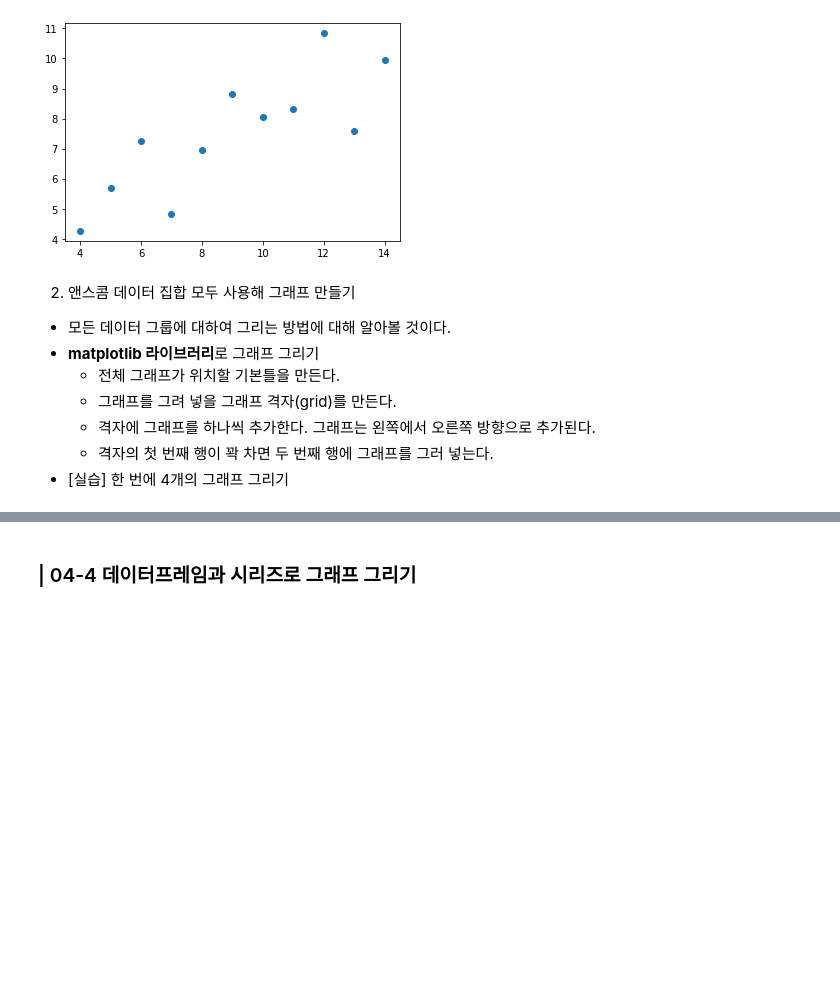
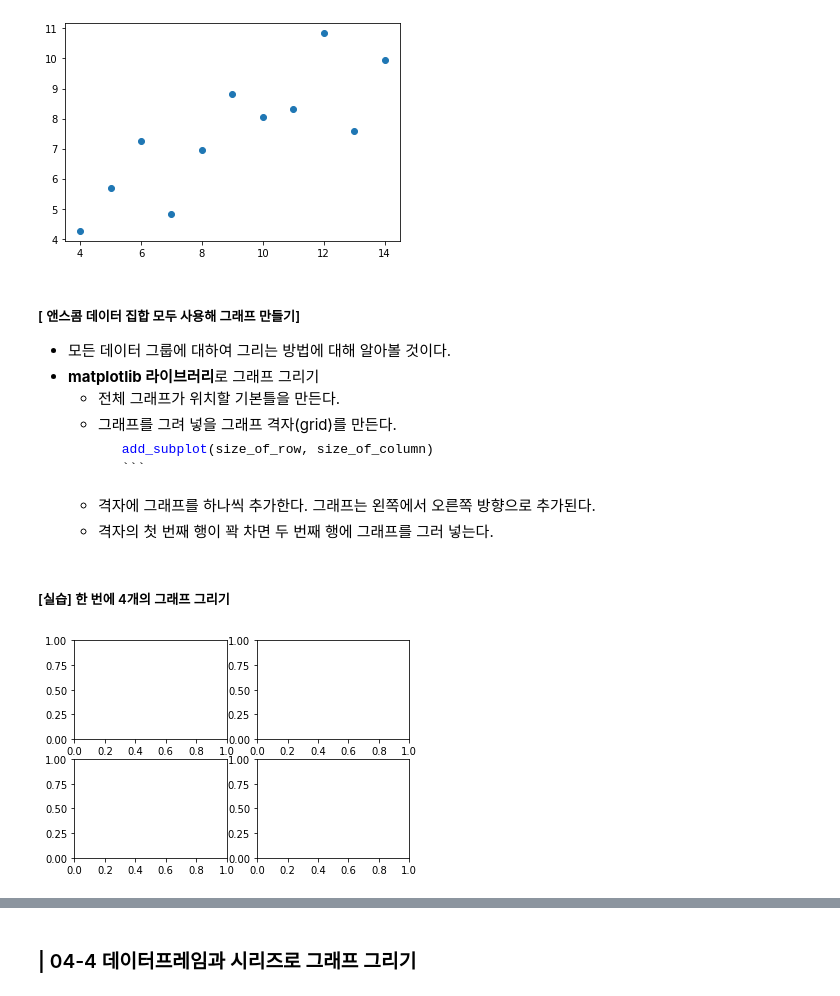
Before and after one commit to Dkepffl/2022-1-ESAA, a Jupyter notebook: Assignment/Assignment0325.ipynb, the cells around one changed output, grey strips where cells are left out. Cells and saved outputs as stored; diff of their text form; code cells hidden in the pictures; blank space fills up the shorter version.

````diff
--- a/Assignment/Assignment0325.ipynb
+++ b/Assignment/Assignment0325.ipynb
@@ -63,12 +64,16 @@ plt.plot(dataset_1['x'], dataset_1['y'], 'o') # 세 번째 인자를 o로 설정
 [<matplotlib.lines.Line2D at 0x...>]
 [figure]
 # %% [markdown]
-2. 앤스콤 데이터 집합 모두 사용해 그래프 만들기
-  - 모든 데이터 그룹에 대하여 그리는 방법에 대해 알아볼 것이다.
-  - **matplotlib 라이브러리**로 그래프 그리기
-    + 전체 그래프가 위치할 기본틀을 만든다.
-    + 그래프를 그려 넣을 그래프 격자(grid)를 만든다.
-    + 격자에 그래프를 하나씩 추가한다. 그래프는 왼쪽에서 오른쪽 방향으로 추가된다.
-    + 격자의 첫 번째 행이 꽉 차면 두 번째 행에 그래프를 그러 넣는다.
-- [실습] 한 번에 4개의 그래프 그리기
+##### [ 앤스콤 데이터 집합 모두 사용해 그래프 만들기]
+- 모든 데이터 그룹에 대하여 그리는 방법에 대해 알아볼 것이다.
+- **matplotlib 라이브러리**로 그래프 그리기
+  + 전체 그래프가 위치할 기본틀을 만든다.
+  + 그래프를 그려 넣을 그래프 격자(grid)를 만든다.
+       ```python
+        add_subplot(size_of_row, size_of_column)
+        ```
+  + 격자에 그래프를 하나씩 추가한다. 그래프는 왼쪽에서 오른쪽 방향으로 추가된다.
+  + 격자의 첫 번째 행이 꽉 차면 두 번째 행에 그래프를 그러 넣는다.
+# %% [markdown]
+##### [실습] 한 번에 4개의 그래프 그리기
 # %%
@@ -75,0 +85,11 @@ plt.plot(dataset_1['x'], dataset_1['y'], 'o') # 세 번째 인자를 o로 설정
+# %%
+# 2.그래프와 격자가 위치할 기본 틀 생성
+fig = plt.figure()
+
+# 3.add_subplot 메서드로 그래프 격자 추가
+axesl = fig.add_subplot(2, 2, 1)
+axes2 = fig.add_subplot(2, 2, 2)
+axes3 = fig.add_subplot(2, 2, 3)
+axes4 = fig.add_subplot(2, 2, 4)
+# %% [output]
+[figure, added]
````
Also changed, not shown: parts of 44 cells of this notebook.
